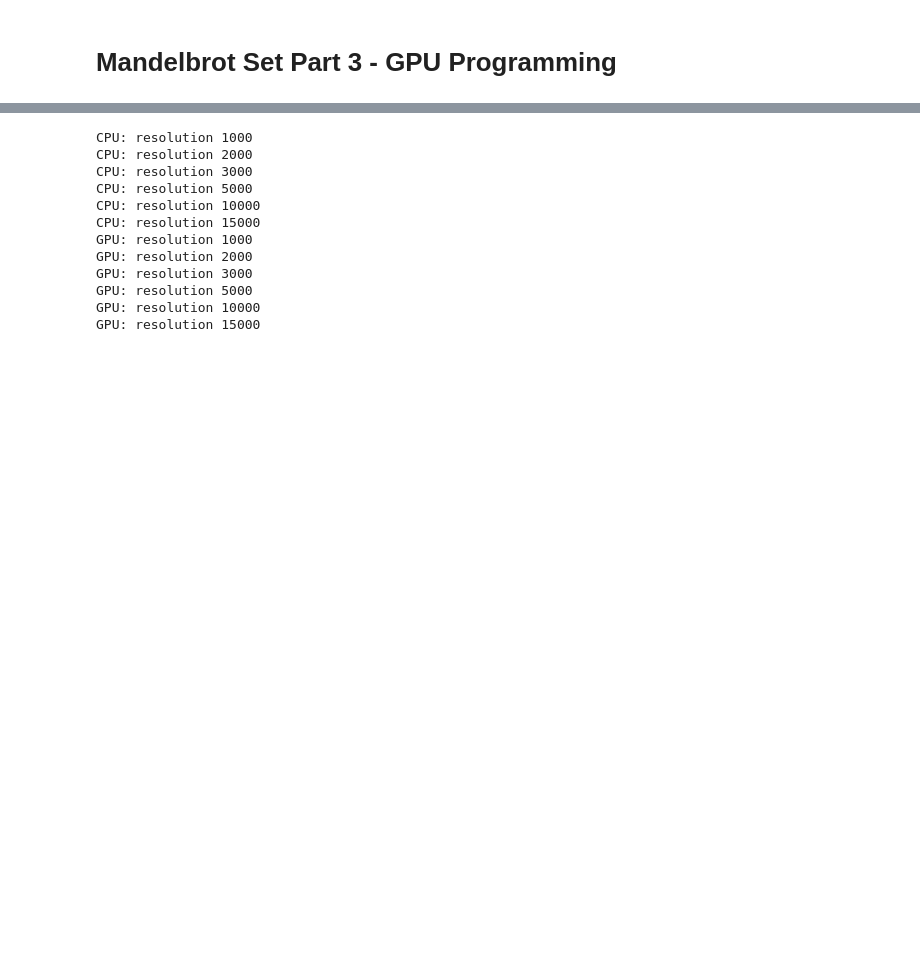
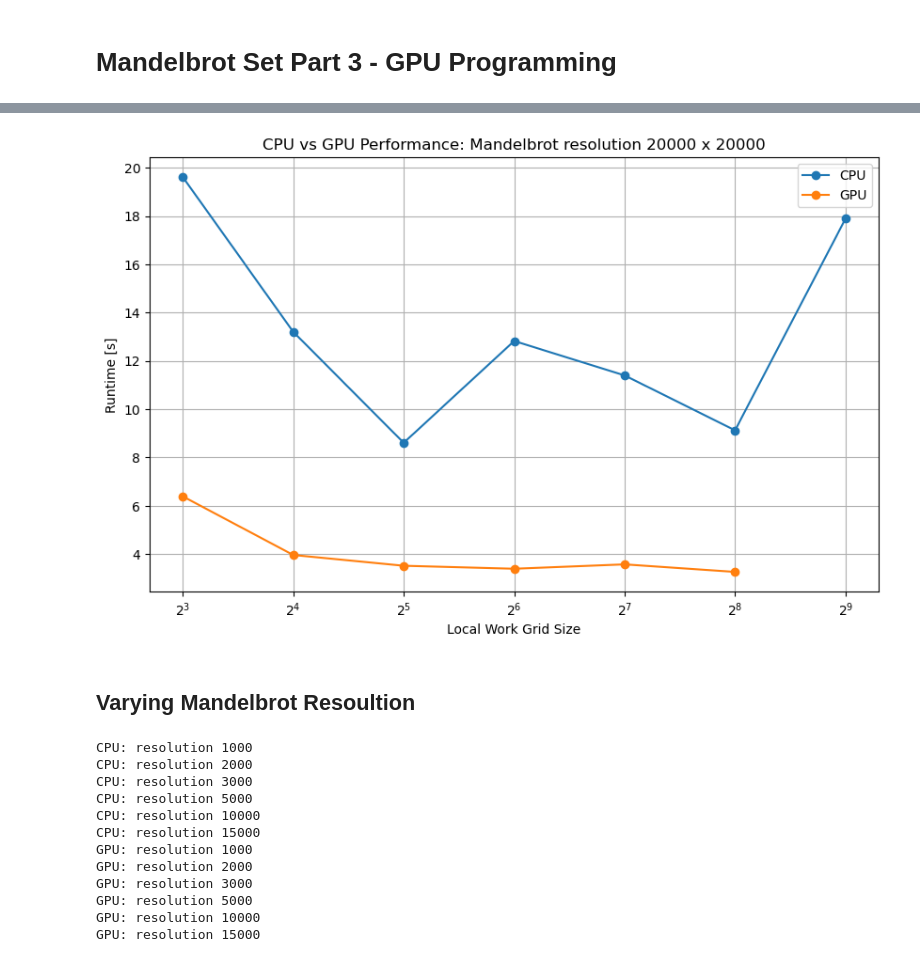
Before and after one commit to Clyhol/sci_computing, a Jupyter notebook: miniproject/part3/mandelbrot_gpu.ipynb, the cells around one changed output, grey strips where cells are left out. Saved outputs shown, nothing was run; the diff lists cells and outputs as text; code cells hidden in the pictures; blank space fills up the shorter version.

```diff
--- a/miniproject/part3/mandelbrot_gpu.ipynb
+++ b/miniproject/part3/mandelbrot_gpu.ipynb
@@ -144,3 +221,30 @@ def create_mesh(re_min:int, re_max:int, im_min:int, im_max:int, p_re:int, p_im:i
+# %%
+# exclude fields with invalid work group size
+valid_cpu_data = {size: runtime for size, runtime in times["CPU"].items() if runtime != -1}
+valid_gpu_data = {size: runtime for size, runtime in times["GPU"].items() if runtime != -1}
+
+# convert from tuples to lists
+# e.g. [(16,), (32,)] -> [16,32]
+grid_sizes_cpu = [size[0] for size in valid_cpu_data.keys()]
+runtime_cpu = list(valid_cpu_data.values())
+
+grid_sizes_gpu = [size[0] for size in valid_gpu_data.keys()]
+runtime_gpu = list(valid_gpu_data.values())
+
+plt.figure(figsize=(10, 6))
+plt.plot(grid_sizes_cpu, runtime_cpu, "o-", label="CPU")
+plt.plot(grid_sizes_gpu, runtime_gpu, 'o-', label="GPU")
+
+plt.xlabel("Local Work Grid Size")
+plt.ylabel("Runtime [s]")
+plt.title(f"CPU vs GPU Performance: Mandelbrot resolution {resolution} x {resolution}")
+plt.grid(True)
+plt.legend()
+plt.xscale("log", base=2)  # Log scale for better visualization
+# %% [output]
+[figure, added]
+# %% [markdown]
+## Varying Mandelbrot Resoultion
 # %%
 resolutions = [1000, 2000, 3000, 5000, 10000, 15000]
 re_min, re_max = -2.0, 1.0
```
Also changed, not shown: parts of 10 cells of this notebook, 2 other files.
